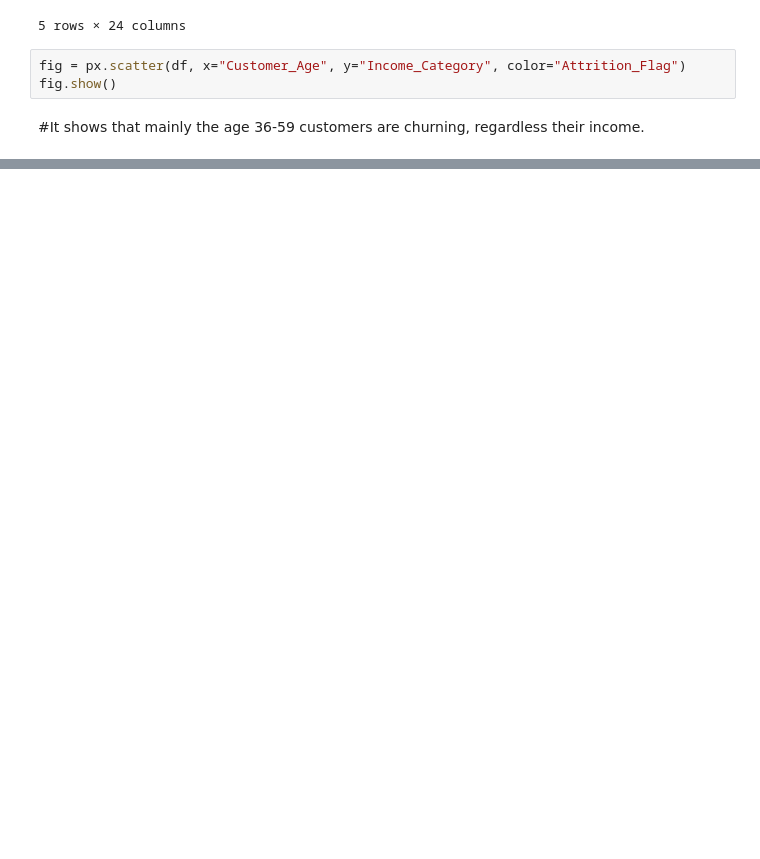
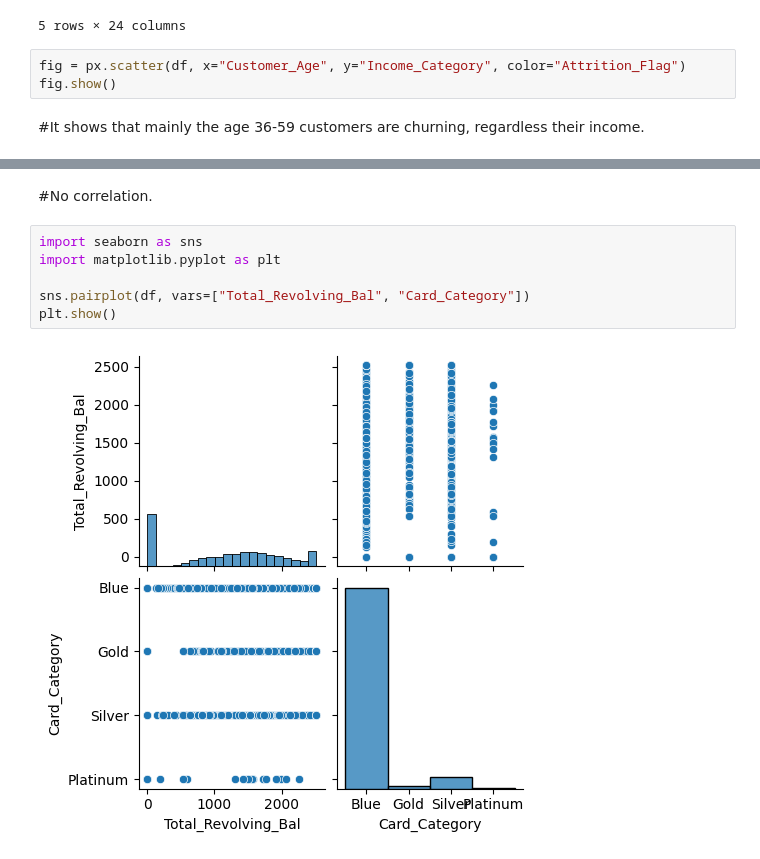
Before and after one commit to zoli-LND/Heckaton_May16, a Jupyter notebook: Heckathon1.ipynb, the cells around one changed output, grey strips where cells are left out. Saved outputs shown, nothing was run; the diff lists cells and outputs as text; blank space fills up the shorter version.

```diff
--- a/Heckathon1.ipynb
+++ b/Heckathon1.ipynb
@@ -351,0 +370,10 @@ fig.show()
+# %% [markdown]
+#No correlation.
+# %%
+import seaborn as sns
+import matplotlib.pyplot as plt
+
+sns.pairplot(df, vars=["Total_Revolving_Bal", "Card_Category"])
+plt.show()
+# %% [output]
+[figure, added]
```
Also changed, not shown: parts of 10 cells of this notebook.
